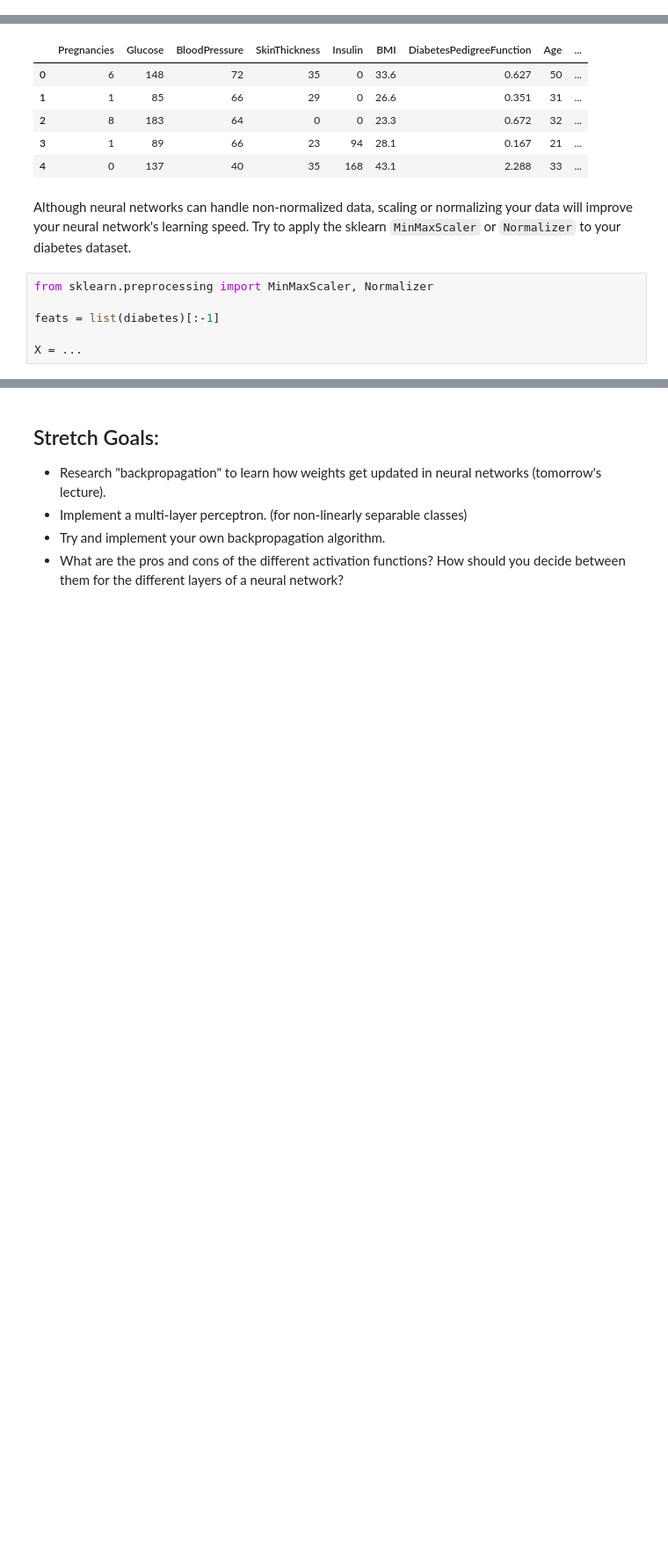
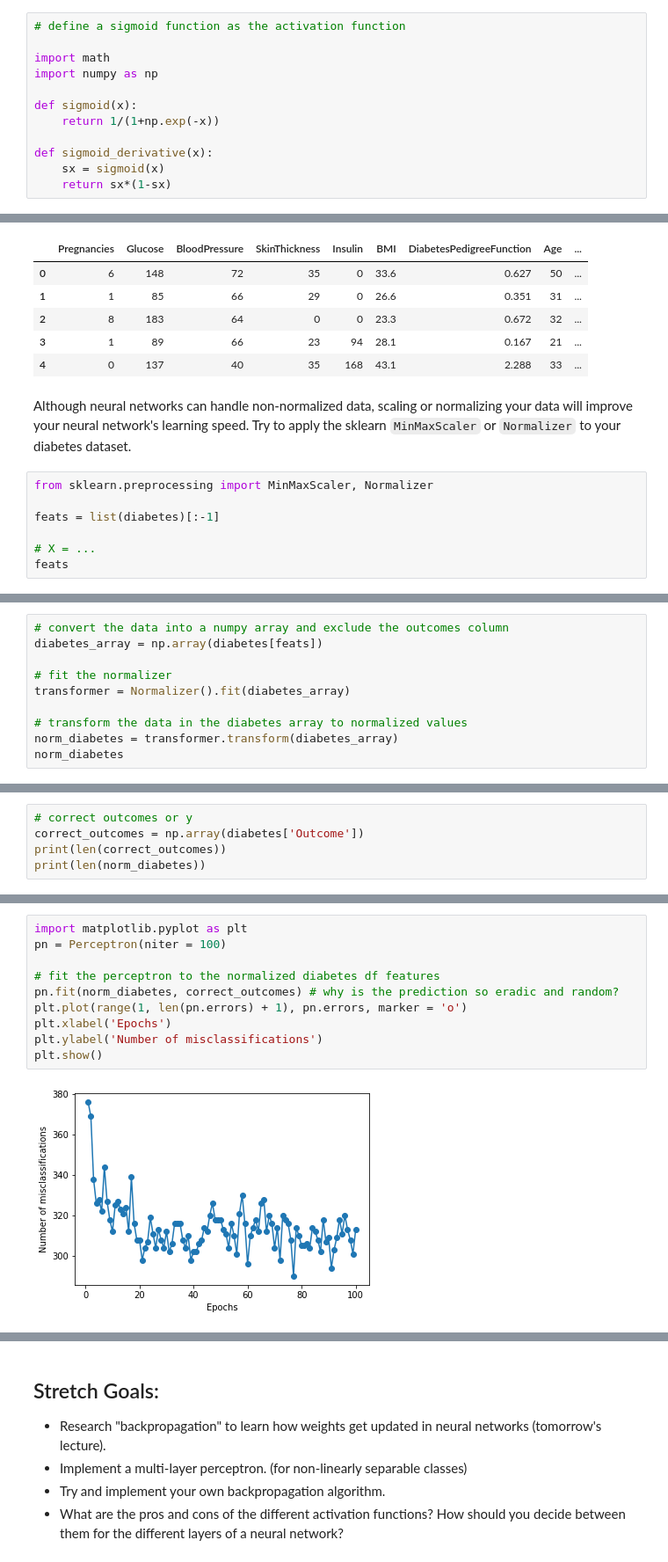
Before and after one commit to ndow33/DS-Unit-4-Sprint-2-Neural-Networks, a Jupyter notebook: module1-Intro-to-Neural-Networks/LS_DS_421_Intro_to_NN_Assignment.ipynb, the cells around one changed output, grey strips where cells are left out. Shown at 88% size. Cells and saved outputs as stored; diff of their text form; blank space fills up the shorter version.

```diff
--- a/module1-Intro-to-Neural-Networks/LS_DS_421_Intro_to_NN_Assignment.ipynb
+++ b/module1-Intro-to-Neural-Networks/LS_DS_421_Intro_to_NN_Assignment.ipynb
@@ -45,0 +84,12 @@ df = pd.DataFrame.from_dict(data).astype('int')
+# %%
+# define a sigmoid function as the activation function
+
+import math
+import numpy as np
+
+def sigmoid(x):
+    return 1/(1+np.exp(-x))
+
+def sigmoid_derivative(x):
+    sx = sigmoid(x)
+    return sx*(1-sx)
@@ -65,4 +213,5 @@ from sklearn.preprocessing import MinMaxScaler, Normalizer
 
 feats = list(diabetes)[:-1]
 
-X = ...
+# X = ...
+feats
@@ -104,0 +227,10 @@ class Perceptron:
+# %%
+# convert the data into a numpy array and exclude the outcomes column
+diabetes_array = np.array(diabetes[feats])
+
+# fit the normalizer
+transformer = Normalizer().fit(diabetes_array)
+
+# transform the data in the diabetes array to normalized values
+norm_diabetes = transformer.transform(diabetes_array)
+norm_diabetes
@@ -104,0 +251,5 @@ class Perceptron:
+# %%
+# correct outcomes or y
+correct_outcomes = np.array(diabetes['Outcome'])
+print(len(correct_outcomes))
+print(len(norm_diabetes))
@@ -104,0 +316,12 @@ class Perceptron:
+# %%
+import matplotlib.pyplot as plt
+pn = Perceptron(niter = 100)
+
+# fit the perceptron to the normalized diabetes df features
+pn.fit(norm_diabetes, correct_outcomes) # why is the prediction so eradic and random?
+plt.plot(range(1, len(pn.errors) + 1), pn.errors, marker = 'o')
+plt.xlabel('Epochs')
+plt.ylabel('Number of misclassifications')
+plt.show()
+# %% [output]
+[figure, added]
```
Also changed, not shown: parts of 22 cells of this notebook.
